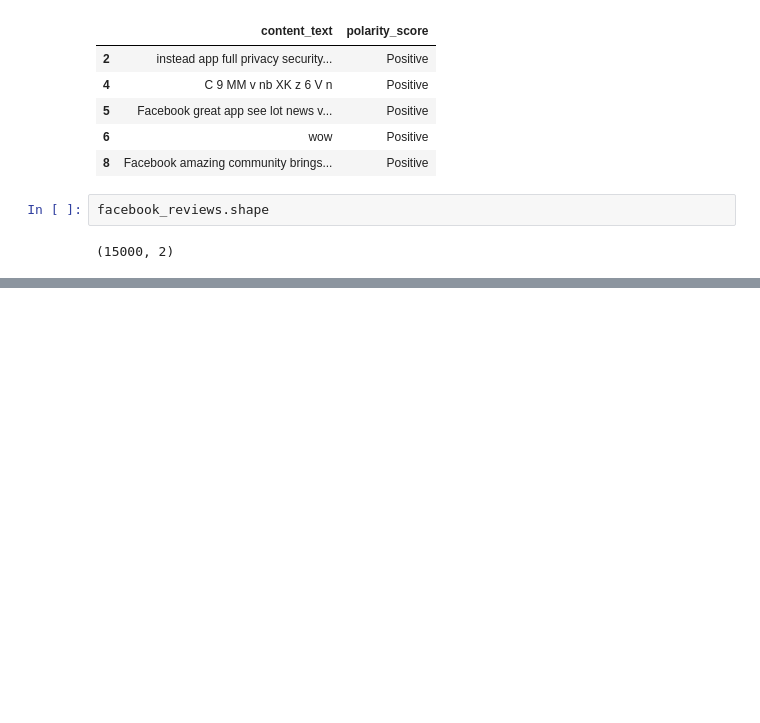
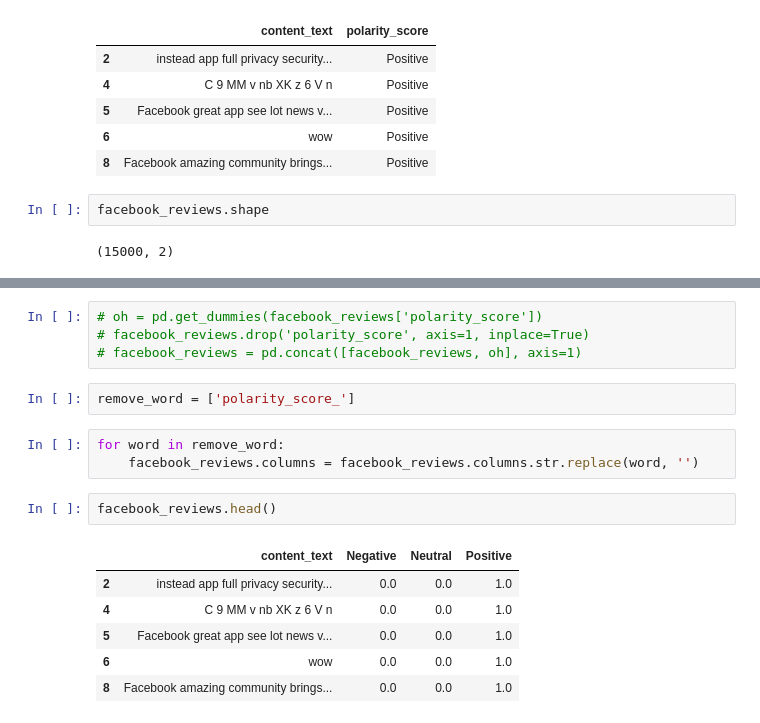
Before and after one commit to ThBrasilDaCosta/CA2-ML-Neural-Semantic, a Jupyter notebook: ThiagoCosta_ML_CA2.ipynb, the cells around one changed output, grey strips where cells are left out. Drawn from its saved outputs; the diff is of its cells as text; blank space fills up the shorter version.

```diff
--- a/ThiagoCosta_ML_CA2.ipynb
+++ b/ThiagoCosta_ML_CA2.ipynb
@@ -748,0 +773,18 @@ facebook_reviews.shape
+# %%
+# oh = pd.get_dummies(facebook_reviews['polarity_score'])
+# facebook_reviews.drop('polarity_score', axis=1, inplace=True)
+# facebook_reviews = pd.concat([facebook_reviews, oh], axis=1)
+# %%
+remove_word = ['polarity_score_']
+# %%
+for word in remove_word:
+    facebook_reviews.columns = facebook_reviews.columns.str.replace(word, '')
+# %%
+facebook_reviews.head()
+# %% [output]
+|  | content_text | Negative | Neutral | Positive |
+| 2 | instead app full privacy security... | 0.0 | 0.0 | 1.0 |
+| 4 | C 9 MM v nb XK z 6 V n | 0.0 | 0.0 | 1.0 |
+| 5 | Facebook great app see lot news v... | 0.0 | 0.0 | 1.0 |
+| 6 | wow | 0.0 | 0.0 | 1.0 |
+| 8 | Facebook amazing community brings... | 0.0 | 0.0 | 1.0 |
```
Also changed, not shown: parts of 5 cells of this notebook.
